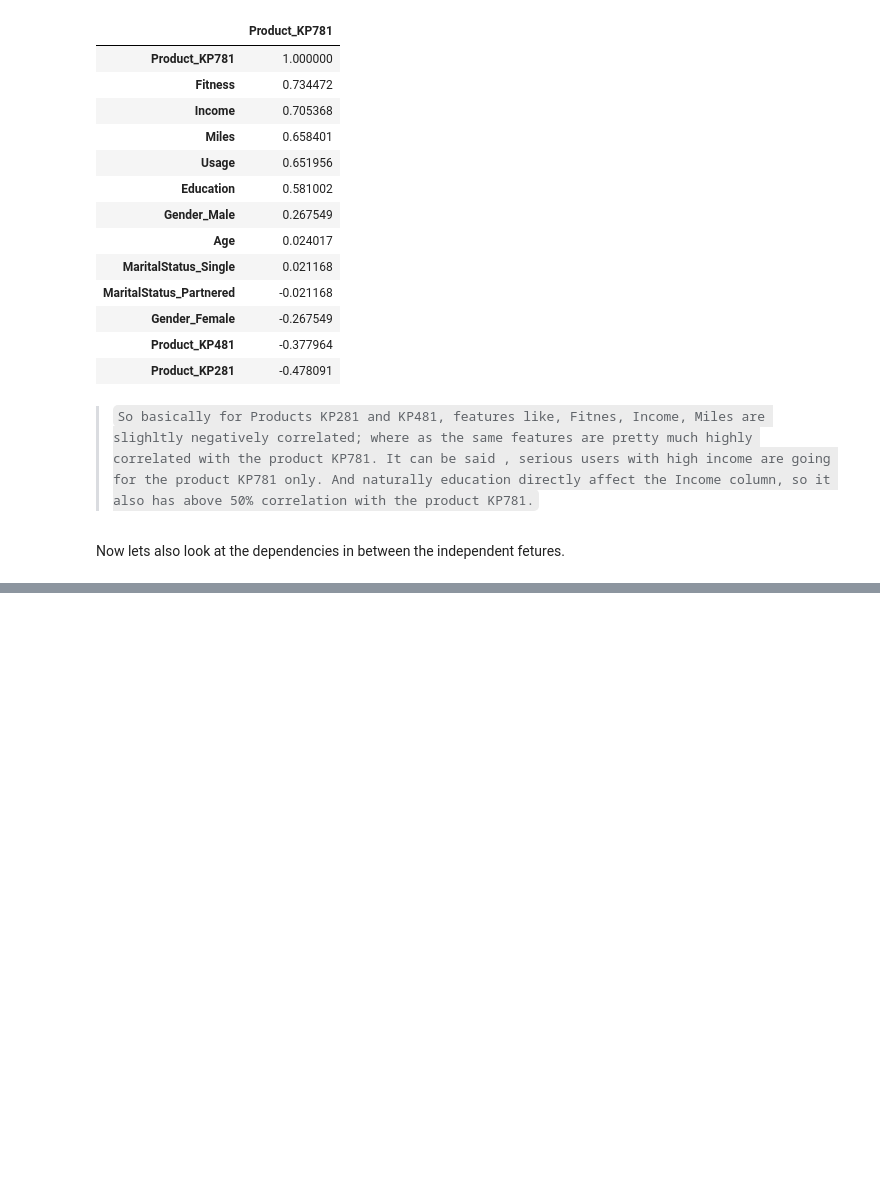
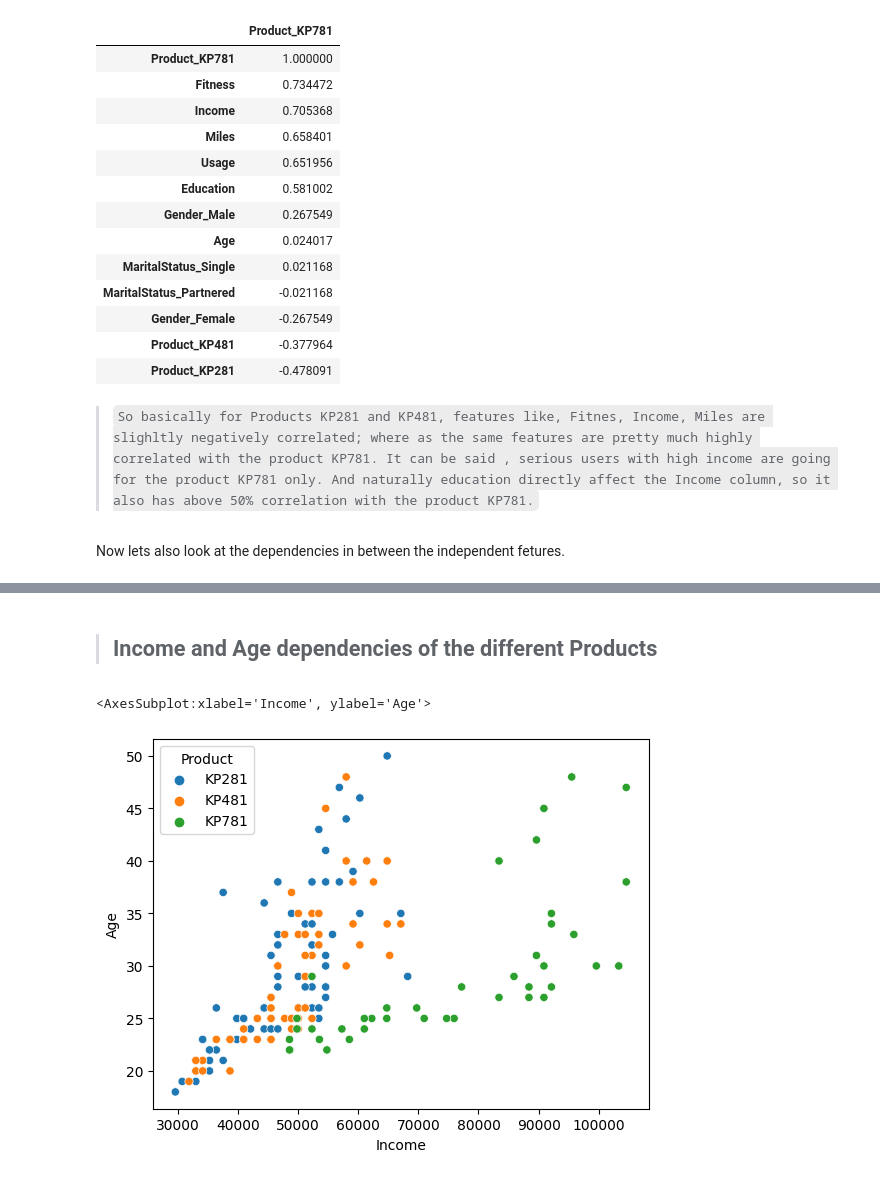
Before and after one commit to WRD397/Projects, a Jupyter notebook: Aerofill_Dataset/notebook.ipynb, the cells around one changed output, grey strips where cells are left out. Cells and saved outputs as stored; diff of their text form; code cells hidden in the pictures; blank space fills up the shorter version.

```diff
--- a/Aerofill_Dataset/notebook.ipynb
+++ b/Aerofill_Dataset/notebook.ipynb
@@ -271,0 +323,7 @@ TypeError: 'Figure' object is not callable
+# %% [markdown]
+> ## Income and Age dependencies of the different Products
+# %%
+sns.scatterplot(data=df, x = 'Income', y='Age', hue='Product')
+# %% [output]
+<AxesSubplot:xlabel='Income', ylabel='Age'>
+[figure, added]
```
Also changed, not shown: parts of 18 cells of this notebook.
